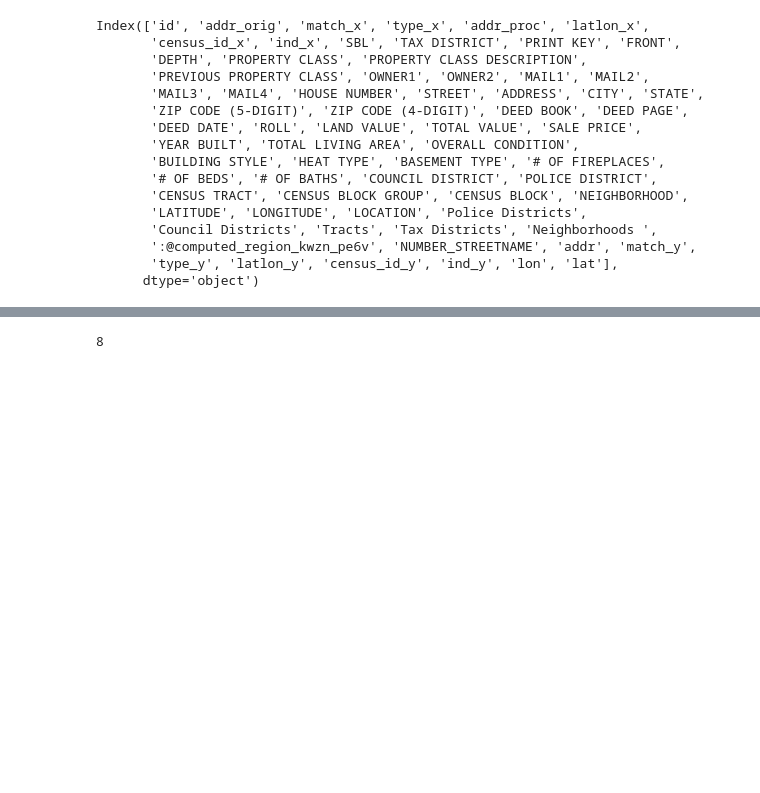
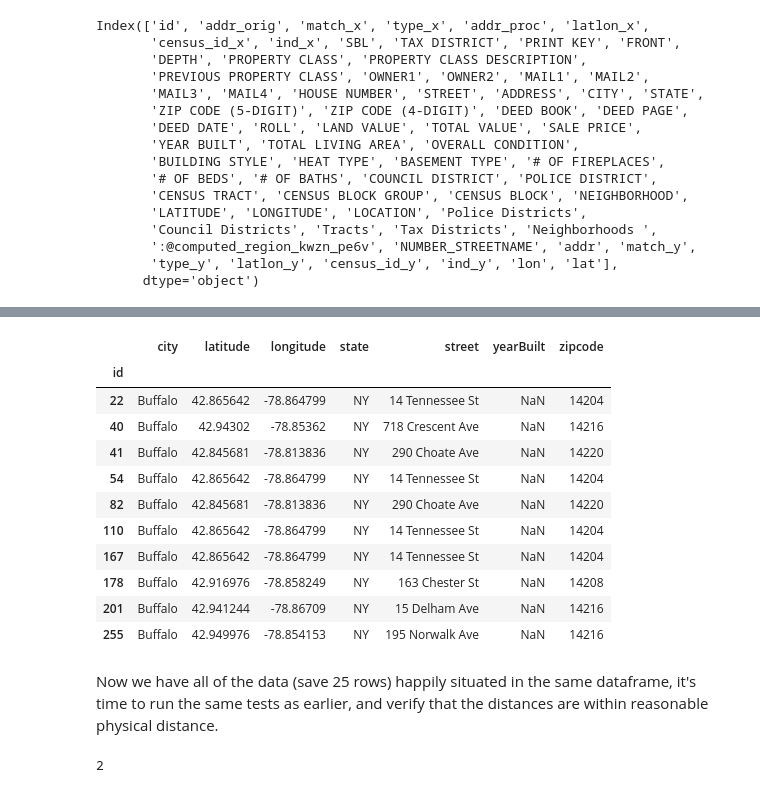
Before and after one commit to nshea3/pbfreebflo-ml, a Jupyter notebook: buffalo_data_process.ipynb, the cells around one changed output, grey strips where cells are left out. Saved outputs shown, nothing was run; the diff lists cells and outputs as text; code cells hidden in the pictures; blank space fills up the shorter version.

```diff
--- a/buffalo_data_process.ipynb
+++ b/buffalo_data_process.ipynb
@@ -95,8 +95,7 @@ def retrieve_assessment_data(df):
 # %% [markdown]
 Here we run the function we defined above, pulling the data from the server or from the cache. Once we have the list, we iterate through and access the `totalval` home value and `yrbuilt` home age data we require for our model.
 # %%
-#assessment_data = retrieve_assessment_data(buffalo_lead)
-assessment_data = []
+assessment_data = retrieve_assessment_data(buffalo_lead)
 # %%
 data = {}
 
@@ -357,0 +483,3 @@ lead_bflo_coded['lon'], lead_bflo_coded['lat'] = lat_lon[0].astype(float), lat_l
+# %%
+buffalo_lead['numstreet'] = address_seg_processed[0]
+buffalo_lead['citystatezip'] = 'Buffalo NY ' + address_seg_processed[2]
@@ -357,0 +500,31 @@ lead_bflo_coded['lon'], lead_bflo_coded['lat'] = lat_lon[0].astype(float), lat_l
+# %%
+
+
+addr_components = ['street', 'zipcode', 'city', 'state', 'latitude', 'longitude']
+result_components = ['yearBuilt']
+
+df_row_list = []
+
+for index, resp in enumerate(deepsearch_resp_array):
+    df_row = {'id' : index}
+    d_resp = xmltodict.parse(resp)
+    if d_resp['SearchResults:searchresults']['message']['code'] == '508':
+        continue
+    try:
+        for a_comp in addr_components:
+            df_row[a_comp] = d_resp['SearchResults:searchresults']['response']['results']['result']['address'][a_comp]
+        for r_comp in result_components:
+            df_row[r_comp] = d_resp['SearchResults:searchresults']['response']['results']['result'][r_comp]
+        df_row_list.append(df_row)
+    except TypeError:
+        for a_comp in addr_components:
+            df_row[a_comp] = d_resp['SearchResults:searchresults']['response']['results']['result'][0]['address'][a_comp]
+        for r_comp in result_components:
+            df_row[r_comp] = d_resp['SearchResults:searchresults']['response']['results']['result'][0][r_comp]
+        df_row_list.append(df_row)
+    except KeyError:
+        for a_comp in addr_components:
+            df_row[a_comp] = d_resp['SearchResults:searchresults']['response']['results']['result']['address'][a_comp]
+        df_row_list.append(df_row)
+
+len(df_row_list)
@@ -357,0 +533,4 @@ lead_bflo_coded['lon'], lead_bflo_coded['lat'] = lat_lon[0].astype(float), lat_l
+# %%
+buffalolead_zillow_df = pd.DataFrame(df_row_list)
+buffalolead_zillow_df.set_index('id', inplace=True)
+buffalolead_zillow_df.count()
@@ -357,0 +546,15 @@ lead_bflo_coded['lon'], lead_bflo_coded['lat'] = lat_lon[0].astype(float), lat_l
+# %%
+buffalolead_zillow_df[buffalolead_zillow_df.isnull().any(axis=1)]
+# %% [output]
+|  | city | latitude | longitude | state | street | yearBuilt | zipcode |
+| id |  |  |  |  |  |  |  |
+| 22 | Buffalo | 42.865642 | -78.864799 | NY | 14 Tennessee St | NaN | 14204 |
+| 40 | Buffalo | 42.94302 | -78.85362 | NY | 718 Crescent Ave | NaN | 14216 |
+| 41 | Buffalo | 42.845681 | -78.813836 | NY | 290 Choate Ave | NaN | 14220 |
+| 54 | Buffalo | 42.865642 | -78.864799 | NY | 14 Tennessee St | NaN | 14204 |
+| 82 | Buffalo | 42.845681 | -78.813836 | NY | 290 Choate Ave | NaN | 14220 |
+| 110 | Buffalo | 42.865642 | -78.864799 | NY | 14 Tennessee St | NaN | 14204 |
+| 167 | Buffalo | 42.865642 | -78.864799 | NY | 14 Tennessee St | NaN | 14204 |
+| 178 | Buffalo | 42.916976 | -78.858249 | NY | 163 Chester St | NaN | 14208 |
+| 201 | Buffalo | 42.941244 | -78.86709 | NY | 15 Delham Ave | NaN | 14216 |
+| 255 | Buffalo | 42.949976 | -78.854153 | NY | 195 Norwalk Ave | NaN | 14216 |
@@ -358,5 +563,9 @@ lead_bflo_coded['lon'], lead_bflo_coded['lat'] = lat_lon[0].astype(float), lat_l
+# %% [markdown]
+Now we have all of the data (save 25 rows) happily situated in the same dataframe, it's time to run the same tests as earlier, and verify that the distances are within reasonable physical distance.
 # %%
-lead_dist = grab_distances(lead_bflo_coded)
+labels = ['latitude_r', 'longitude_r', 'latitude', 'longitude']
+
+lead_dist = grab_distances(buffalo_lead_zillow_joined, labels)
 len([dist for dist in lead_dist if dist > 100.0])
 # %% [output]
-8
+2
```
Also changed, not shown: parts of 34 cells of this notebook.
